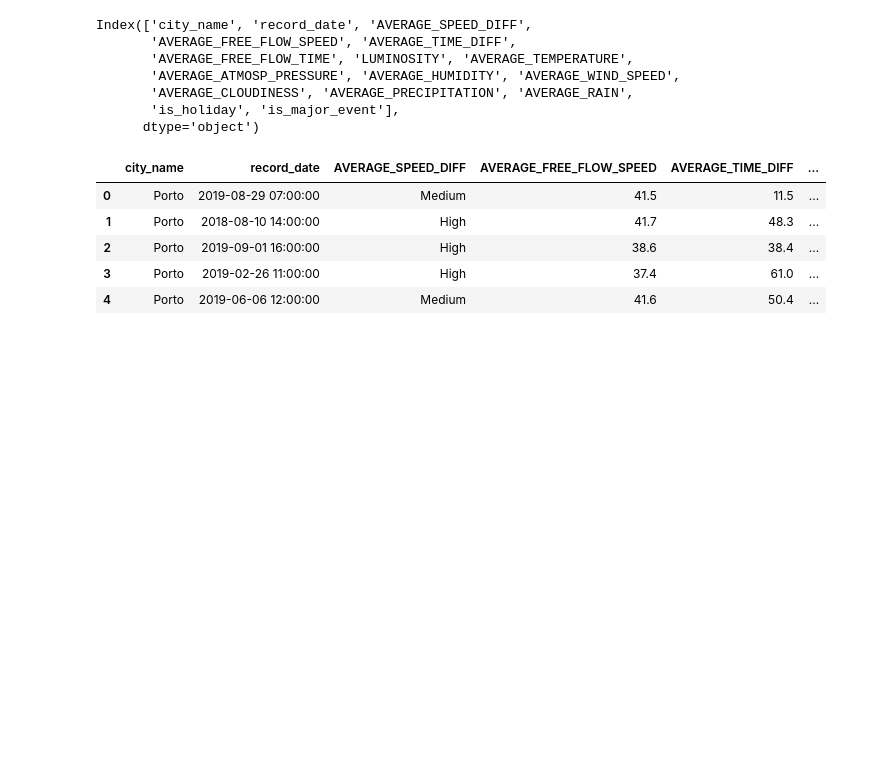
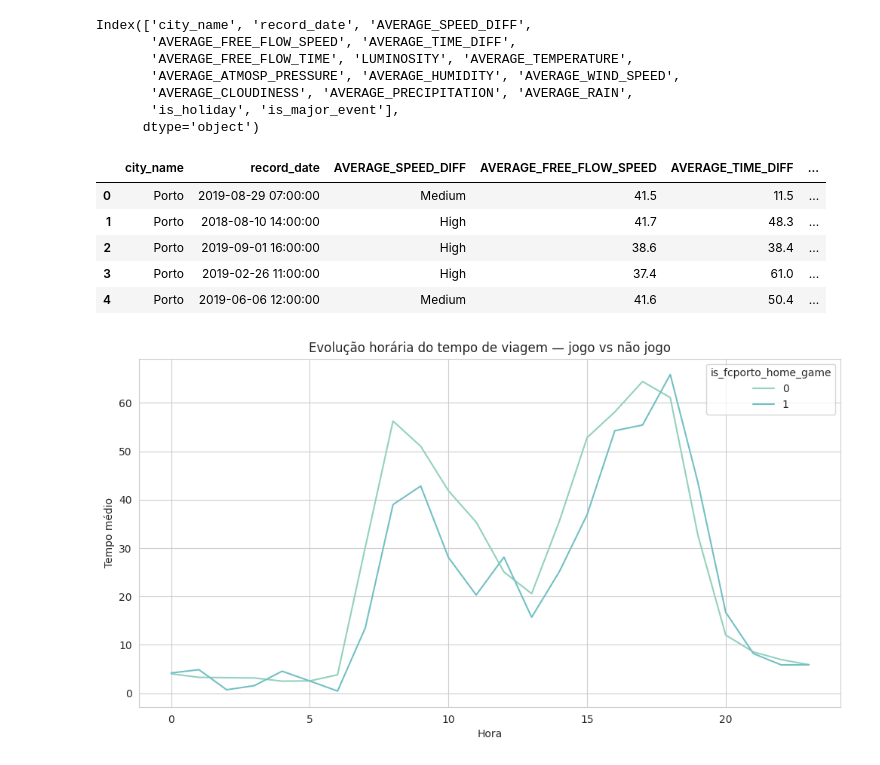
Before and after one commit to zeeesoares/daa-nt, a Jupyter notebook: notebooks/data_transformation/external_data.ipynb, the cells around one changed output. Drawn from its saved outputs; the diff is of its cells as text; code cells hidden in the pictures; blank space fills up the shorter version.

Commit message:
Normalização e gráfico de jogos

```diff
--- a/notebooks/data_transformation/external_data.ipynb
+++ b/notebooks/data_transformation/external_data.ipynb
@@ -170,0 +177,8 @@ traffic_train_clean.head()
+# %%
+traffic_train.groupby(['is_fcporto_home_game', 'hour'])['AVERAGE_TIME_DIFF'].mean().unstack().T.plot(figsize=(12,6))
+plt.title("Evolução horária do tempo de viagem — jogo vs não jogo")
+plt.xlabel("Hora")
+plt.ylabel("Tempo médio")
+plt.show()
+# %% [output]
+[figure, added]
```
Also changed, not shown: parts of 1 cell of this notebook, 1 other file.
